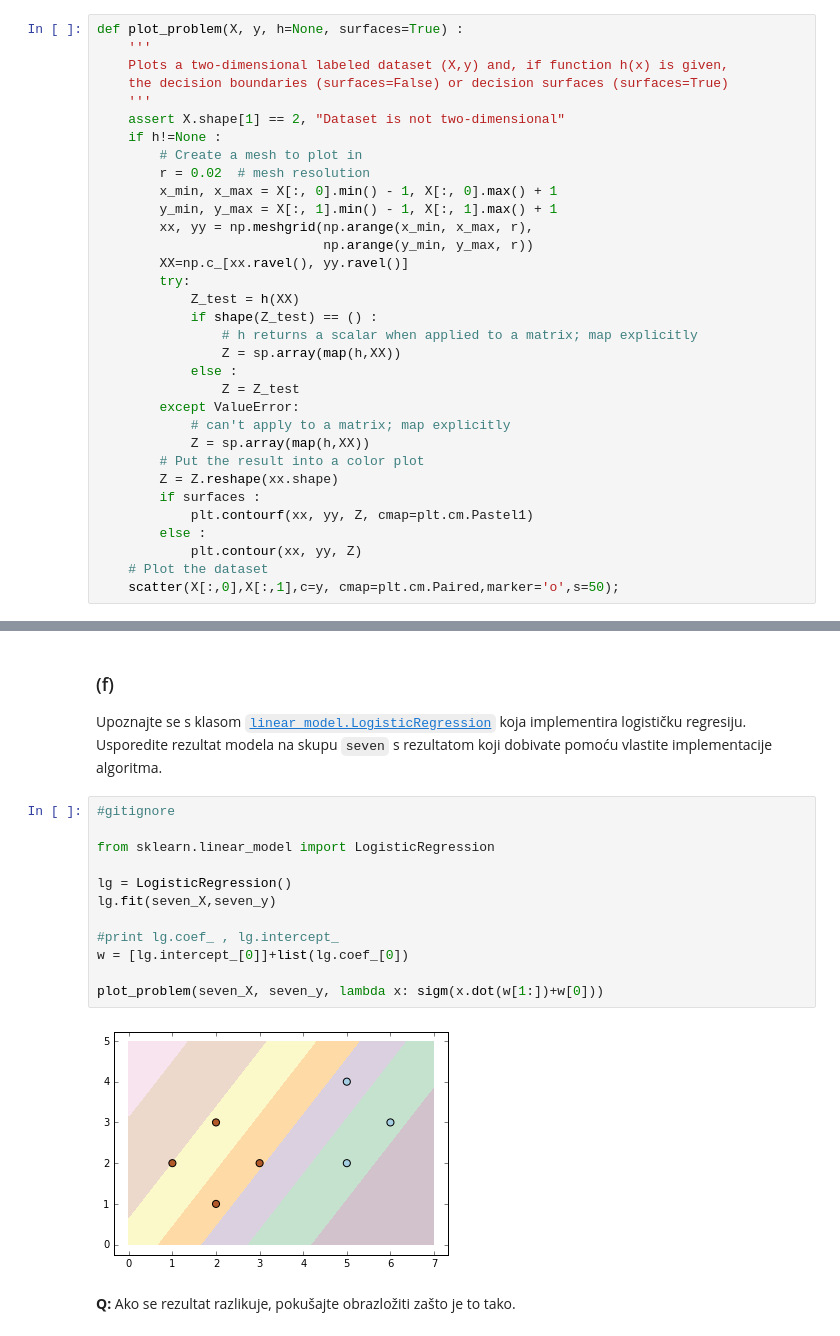
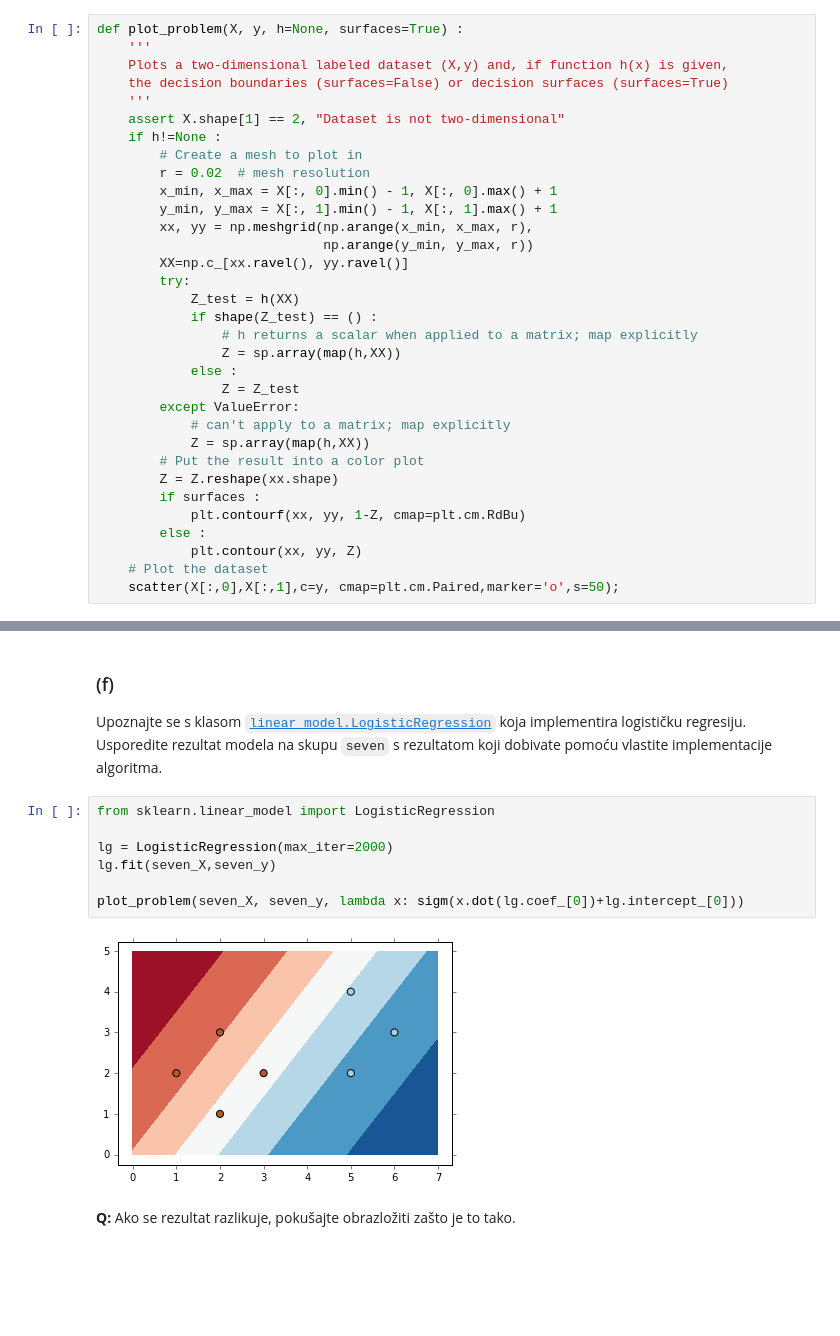
Before and after one commit to antifriz/sedmestar, a Jupyter notebook: su/lab4/SU-2015-LAB3.ipynb, the cells around one changed output, grey strips where cells are left out. Drawn from its saved outputs; the diff is of its cells as text; blank space fills up the shorter version.

```diff
--- a/su/lab4/SU-2015-LAB3.ipynb
+++ b/su/lab4/SU-2015-LAB3.ipynb
@@ -60,7 +63,7 @@ def plot_problem(X, y, h=None, surfaces=True) :
         # Put the result into a color plot
         Z = Z.reshape(xx.shape)
         if surfaces :
-            plt.contourf(xx, yy, Z, cmap=plt.cm.Pastel1)
+            plt.contourf(xx, yy, 1-Z, cmap=plt.cm.RdBu)
         else :
             plt.contour(xx, yy, Z)
     # Plot the dataset
@@ -184,19 +188,14 @@ plt.legend(), plt.show()
 
 Upoznajte se s klasom [`linear_model.LogisticRegression`](http://scikit-learn.org/stable/modules/generated/sklearn.linear_model.LogisticRegression.html) koja implementira logističku regresiju. Usporedite rezultat modela na skupu `seven` s rezultatom koji dobivate pomoću vlastite implementacije algoritma.
 # %%
-#gitignore
-
 from sklearn.linear_model import LogisticRegression
 
-lg = LogisticRegression()
+lg = LogisticRegression(max_iter=2000)
 lg.fit(seven_X,seven_y)
 
-#print lg.coef_ , lg.intercept_
-w = [lg.intercept_[0]]+list(lg.coef_[0])
-
-plot_problem(seven_X, seven_y, lambda x: sigm(x.dot(w[1:])+w[0]))
+plot_problem(seven_X, seven_y, lambda x: sigm(x.dot(lg.coef_[0])+lg.intercept_[0]))
 # %% [output]
-[figure, old version]
+[figure, new version]
 # %% [markdown]
 **Q:** Ako se rezultat razlikuje, pokušajte obrazložiti zašto je to tako.
 # %% [markdown]
```
Also changed, not shown: parts of 14 cells of this notebook.
